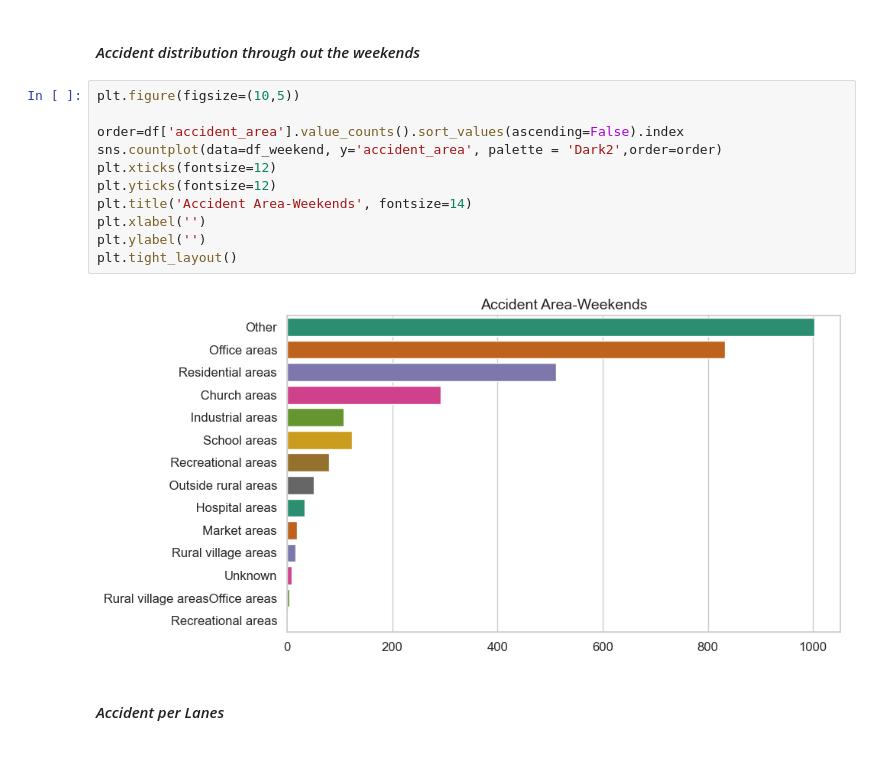
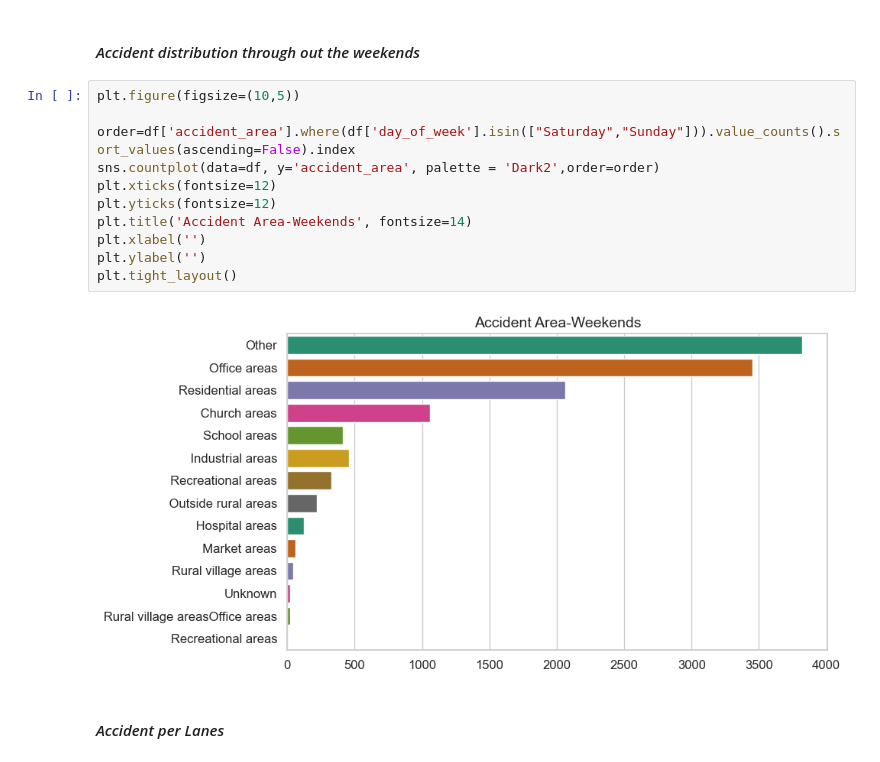
Before and after one commit to Teshager21/accident-analysis-addis_ababa, a Jupyter notebook: accident-analysis-addis_ababa.ipynb, the cells around one changed output. Saved outputs shown, nothing was run; the diff lists cells and outputs as text.

```diff
--- a/accident-analysis-addis_ababa.ipynb
+++ b/accident-analysis-addis_ababa.ipynb
@@ -501,16 +502,16 @@ plt.tight_layout()
 # %%
 plt.figure(figsize=(10,5))
 
-order=df['accident_area'].value_counts().sort_values(ascending=False).index
-sns.countplot(data=df_weekend, y='accident_area', palette = 'Dark2',order=order)
+order=df['accident_area'].where(df['day_of_week'].isin(["Saturday","Sunday"])).value_counts().sort_values(ascending=False).index
+sns.countplot(data=df, y='accident_area', palette = 'Dark2',order=order)
 plt.xticks(fontsize=12)
 plt.yticks(fontsize=12)
 plt.title('Accident Area-Weekends', fontsize=14)
 plt.xlabel('')
 plt.ylabel('')
 plt.tight_layout()
 # %% [output]
-[figure, old version]
+[figure, new version]
 # %% [markdown]
 #### <i>Accident per Lanes<i>
 # %%
```
Also changed, not shown: parts of 17 cells of this notebook.
